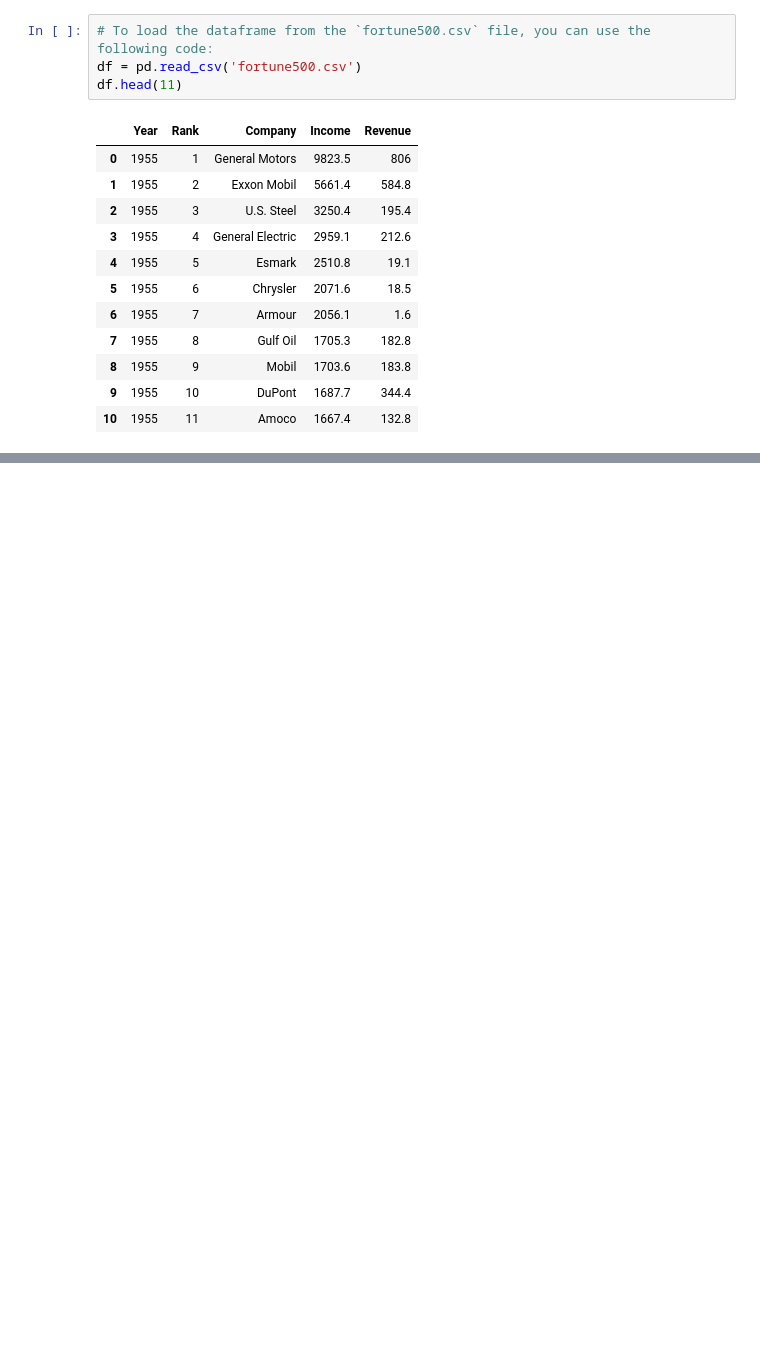
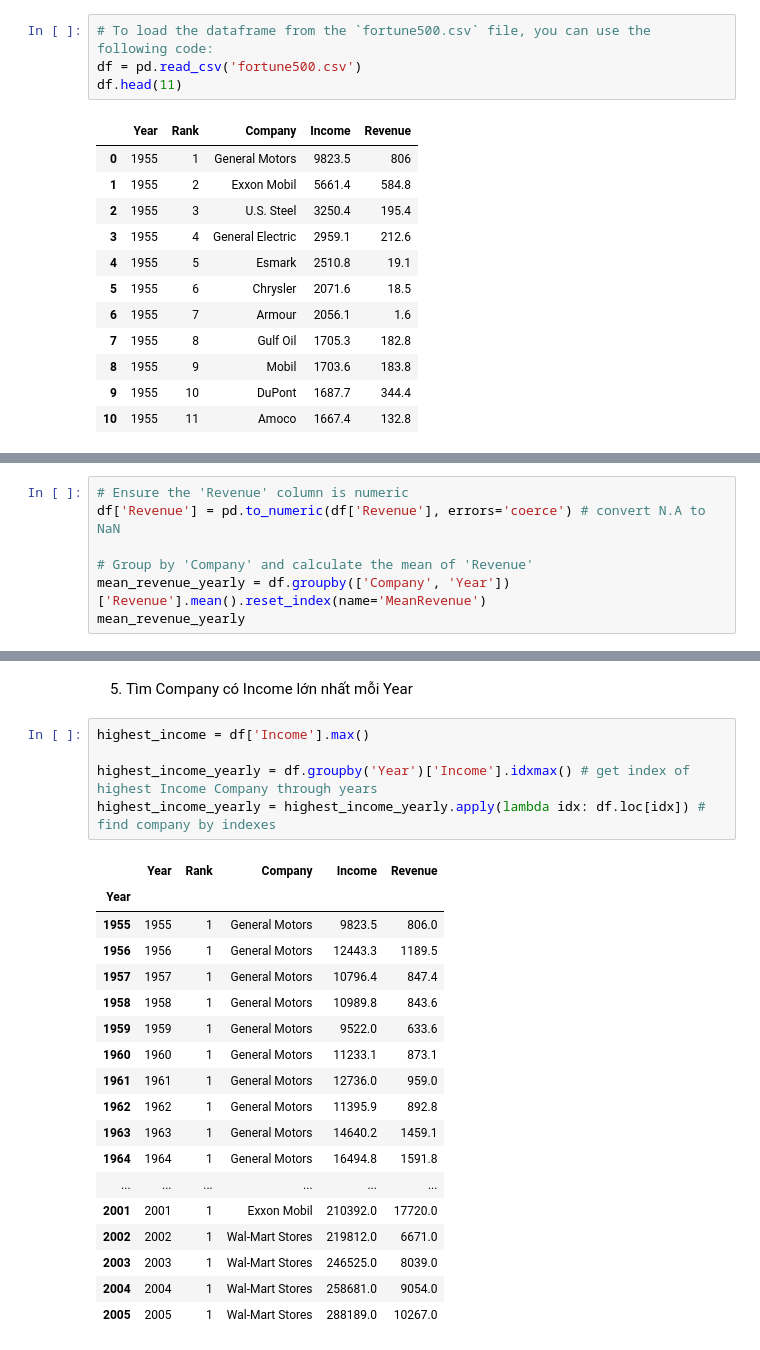
Before and after one commit to MathematicGuy/Machine-Learning-2024, a Jupyter notebook: Learn/DataAnalysis/Analysis.ipynb, the cells around one changed output, grey strips where cells are left out. Drawn from its saved outputs; the diff is of its cells as text; blank space fills up the shorter version.

Commit message:
practice pandas, add 3 method of retrieve highest value

```diff
--- a/Learn/DataAnalysis/Analysis.ipynb
+++ b/Learn/DataAnalysis/Analysis.ipynb
@@ -99,0 +41,7 @@ Name: Công ty, dtype: object
+# %%
+# Ensure the 'Revenue' column is numeric
+df['Revenue'] = pd.to_numeric(df['Revenue'], errors='coerce') # convert N.A to NaN
+
+# Group by 'Company' and calculate the mean of 'Revenue'
+mean_revenue_yearly = df.groupby(['Company', 'Year'])['Revenue'].mean().reset_index(name='MeanRevenue')
+mean_revenue_yearly
@@ -99,0 +108,26 @@ Name: Công ty, dtype: object
+# %% [markdown]
+5. Tìm Company có Income lớn nhất mỗi Year
+# %%
+highest_income = df['Income'].max()
+
+highest_income_yearly = df.groupby('Year')['Income'].idxmax() # get index of highest Income Company through years
+highest_income_yearly = highest_income_yearly.apply(lambda idx: df.loc[idx]) # find company by indexes
+# %% [output]
+|  | Year | Rank | Company | Income | Revenue |
+| Year |  |  |  |  |  |
+| 1955 | 1955 | 1 | General Motors | 9823.5 | 806.0 |
+| 1956 | 1956 | 1 | General Motors | 12443.3 | 1189.5 |
+| 1957 | 1957 | 1 | General Motors | 10796.4 | 847.4 |
+| 1958 | 1958 | 1 | General Motors | 10989.8 | 843.6 |
+| 1959 | 1959 | 1 | General Motors | 9522.0 | 633.6 |
+| 1960 | 1960 | 1 | General Motors | 11233.1 | 873.1 |
+| 1961 | 1961 | 1 | General Motors | 12736.0 | 959.0 |
+| 1962 | 1962 | 1 | General Motors | 11395.9 | 892.8 |
+| 1963 | 1963 | 1 | General Motors | 14640.2 | 1459.1 |
+| 1964 | 1964 | 1 | General Motors | 16494.8 | 1591.8 |
+| ... | ... | ... | ... | ... | ... |
+| 2001 | 2001 | 1 | Exxon Mobil | 210392.0 | 17720.0 |
+| 2002 | 2002 | 1 | Wal-Mart Stores | 219812.0 | 6671.0 |
+| 2003 | 2003 | 1 | Wal-Mart Stores | 246525.0 | 8039.0 |
+| 2004 | 2004 | 1 | Wal-Mart Stores | 258681.0 | 9054.0 |
+| 2005 | 2005 | 1 | Wal-Mart Stores | 288189.0 | 10267.0 |
```
Also changed, not shown: parts of 35 cells of this notebook.
